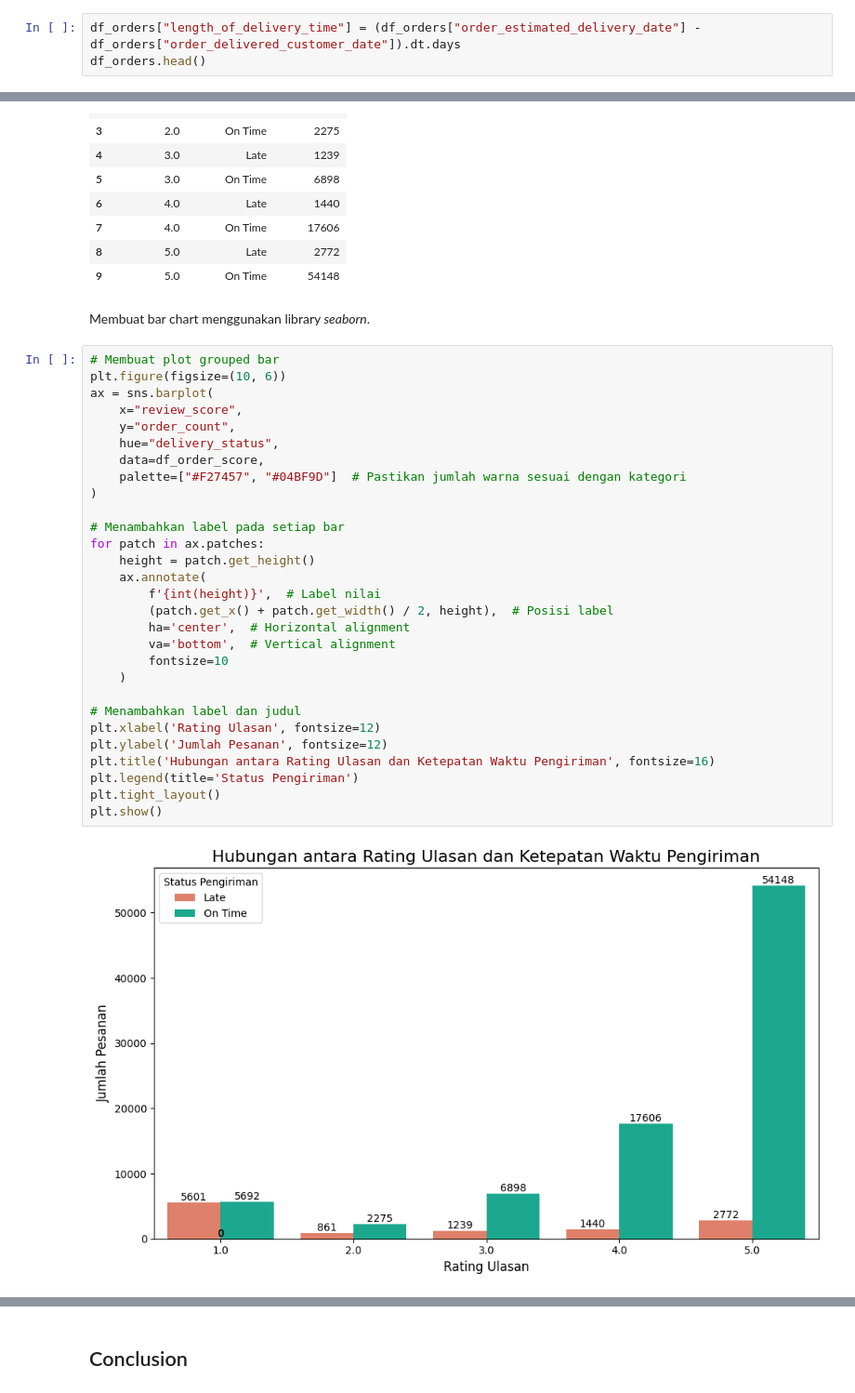
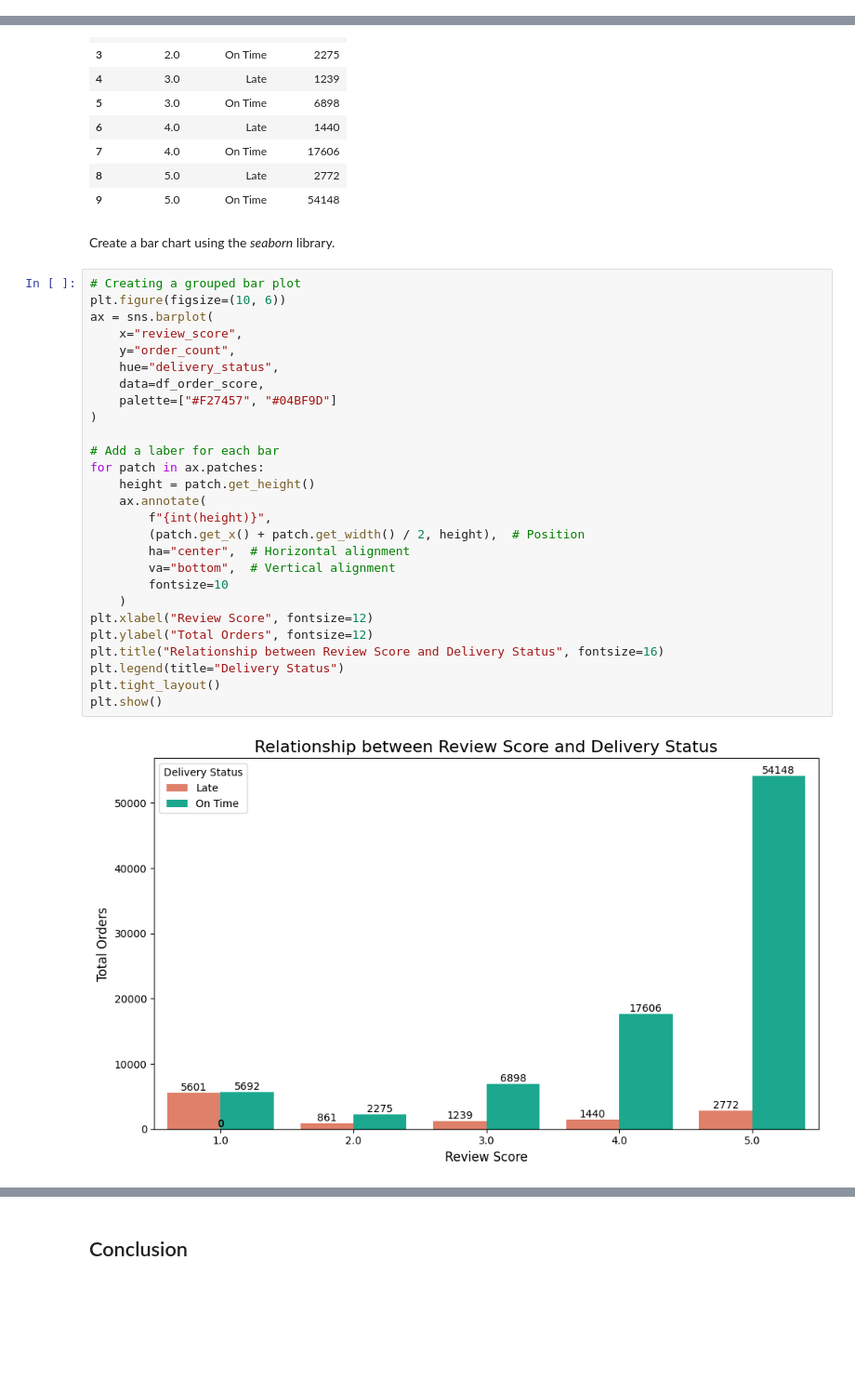
Before and after one commit to naurahhanaf/learn-project, a Jupyter notebook: brazilian-ecommerce-analysis/notebook.ipynb, the cells around one changed output, grey strips where cells are left out. Shown at 93% size. Saved outputs shown, nothing was run; the diff lists cells and outputs as text; blank space fills up the shorter version.

```diff
--- a/brazilian-ecommerce-analysis/notebook.ipynb
+++ b/brazilian-ecommerce-analysis/notebook.ipynb
@@ -307,3 +305,0 @@ df_orders.groupby(by="delivery_status").agg({
-# %%
-df_orders["length_of_delivery_time"] = (df_orders["order_estimated_delivery_date"] - df_orders["order_delivered_customer_date"]).dt.days
-df_orders.head()
@@ -591,36 +577,34 @@ df_order_score
 | 7 | 4.0 | On Time | 17606 |
 | 8 | 5.0 | Late | 2772 |
 | 9 | 5.0 | On Time | 54148 |
-# %% [markdown]
-Membuat bar chart menggunakan library *seaborn*.
+# %% [markdown]
+Create a bar chart using the *seaborn* library.
 # %%
-# Membuat plot grouped bar
+# Creating a grouped bar plot
 plt.figure(figsize=(10, 6))
 ax = sns.barplot(
     x="review_score",
     y="order_count",
     hue="delivery_status",
     data=df_order_score,
-    palette=["#F27457", "#04BF9D"]  # Pastikan jumlah warna sesuai dengan kategori
+    palette=["#F27457", "#04BF9D"]
 )
 
-# Menambahkan label pada setiap bar
+# Add a laber for each bar
 for patch in ax.patches:
     height = patch.get_height()
     ax.annotate(
-        f'{int(height)}',  # Label nilai
-        (patch.get_x() + patch.get_width() / 2, height),  # Posisi label
-        ha='center',  # Horizontal alignment
-        va='bottom',  # Vertical alignment
+        f"{int(height)}",
+        (patch.get_x() + patch.get_width() / 2, height),  # Position
+        ha="center",  # Horizontal alignment
+        va="bottom",  # Vertical alignment
         fontsize=10
     )
-
-# Menambahkan label dan judul
-plt.xlabel('Rating Ulasan', fontsize=12)
-plt.ylabel('Jumlah Pesanan', fontsize=12)
-plt.title('Hubungan antara Rating Ulasan dan Ketepatan Waktu Pengiriman', fontsize=16)
-plt.legend(title='Status Pengiriman')
+plt.xlabel("Review Score", fontsize=12)
+plt.ylabel("Total Orders", fontsize=12)
+plt.title("Relationship between Review Score and Delivery Status", fontsize=16)
+plt.legend(title="Delivery Status")
 plt.tight_layout()
 plt.show()
 # %% [output]
-[figure, old version]
+[figure, new version]
```
Also changed, not shown: parts of 86 cells of this notebook.
